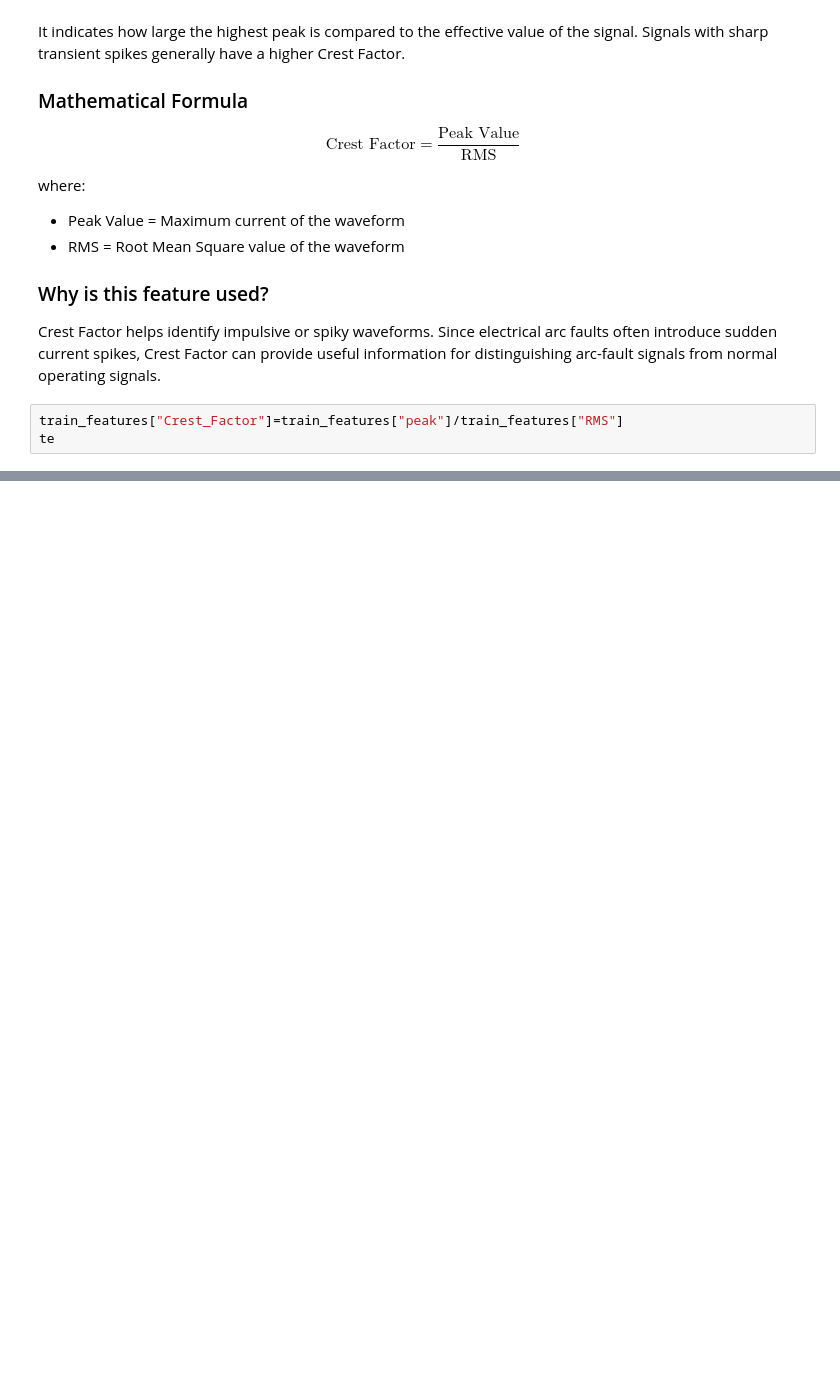
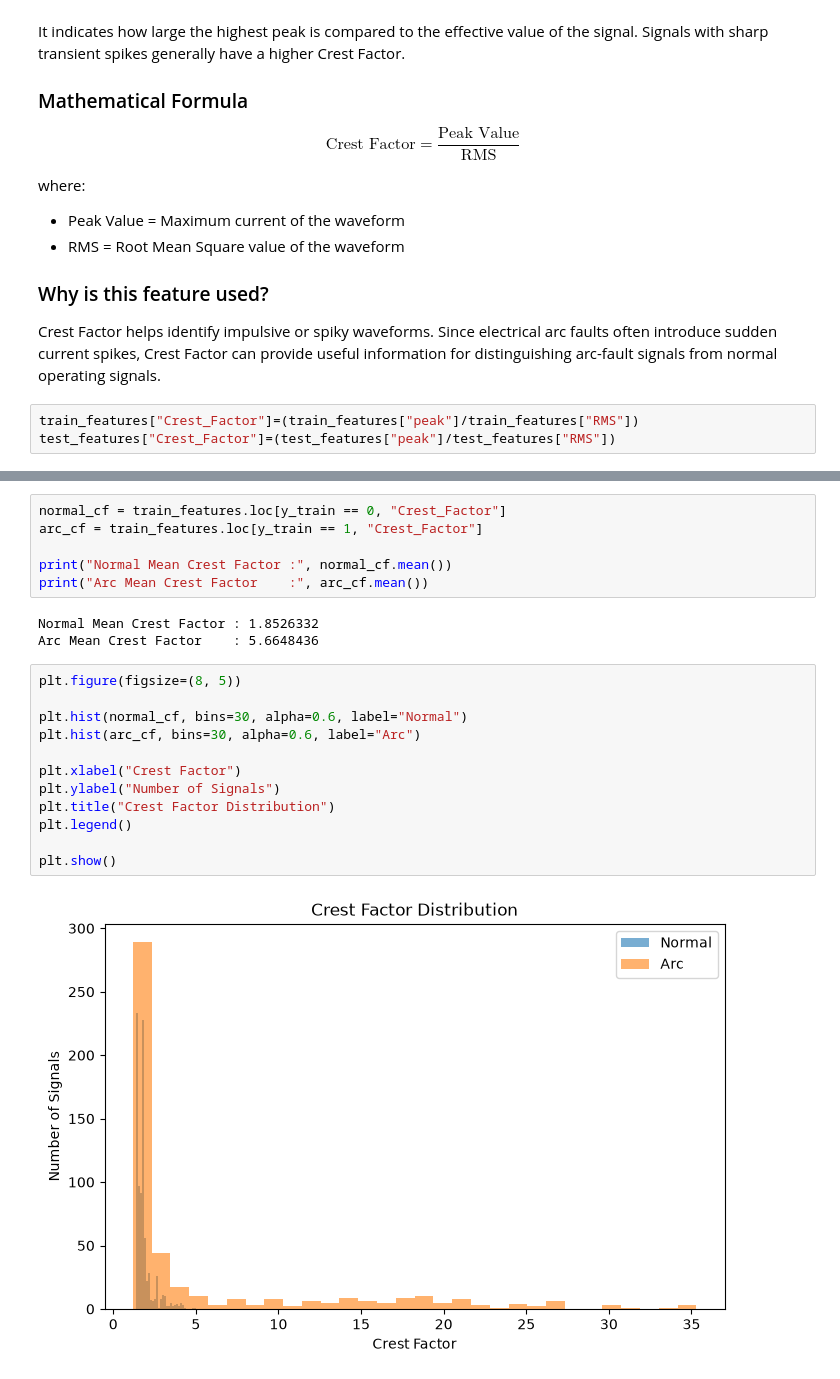
Before and after one commit to Nevil-MS/residential-series-arc-fault-detection, a Jupyter notebook: notebooks/02_feature_extraction.ipynb, the cells around one changed output, grey strips where cells are left out. Drawn from its saved outputs; the diff is of its cells as text; blank space fills up the shorter version.

```diff
--- a/notebooks/02_feature_extraction.ipynb
+++ b/notebooks/02_feature_extraction.ipynb
@@ -420,5 +420,5 @@ where:
 
 Crest Factor helps identify impulsive or spiky waveforms. Since electrical arc faults often introduce sudden current spikes, Crest Factor can provide useful information for distinguishing arc-fault signals from normal operating signals.
 # %%
-train_features["Crest_Factor"]=train_features["peak"]/train_features["RMS"]
-te
+train_features["Crest_Factor"]=(train_features["peak"]/train_features["RMS"])
+test_features["Crest_Factor"]=(test_features["peak"]/test_features["RMS"])
@@ -424,0 +446,23 @@ te
+# %%
+normal_cf = train_features.loc[y_train == 0, "Crest_Factor"]
+arc_cf = train_features.loc[y_train == 1, "Crest_Factor"]
+
+print("Normal Mean Crest Factor :", normal_cf.mean())
+print("Arc Mean Crest Factor    :", arc_cf.mean())
+# %% [output]
+Normal Mean Crest Factor : 1.8526332
+Arc Mean Crest Factor    : 5.6648436
+# %%
+plt.figure(figsize=(8, 5))
+
+plt.hist(normal_cf, bins=30, alpha=0.6, label="Normal")
+plt.hist(arc_cf, bins=30, alpha=0.6, label="Arc")
+
+plt.xlabel("Crest Factor")
+plt.ylabel("Number of Signals")
+plt.title("Crest Factor Distribution")
+plt.legend()
+
+plt.show()
+# %% [output]
+[figure, added]
```
Also changed, not shown: parts of 20 cells of this notebook.
